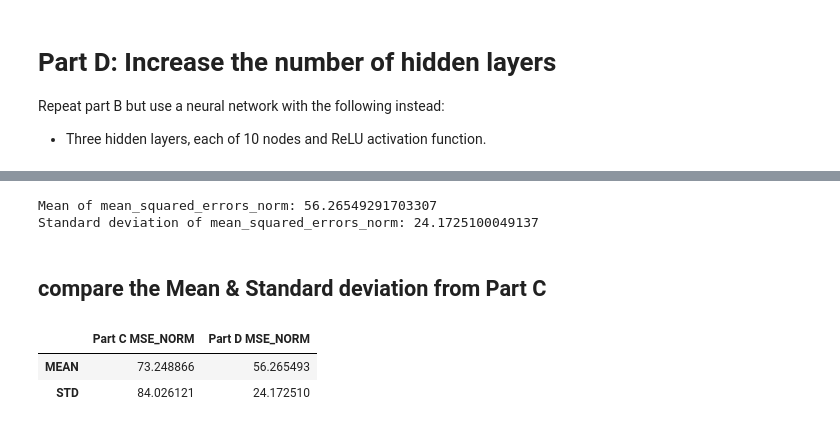
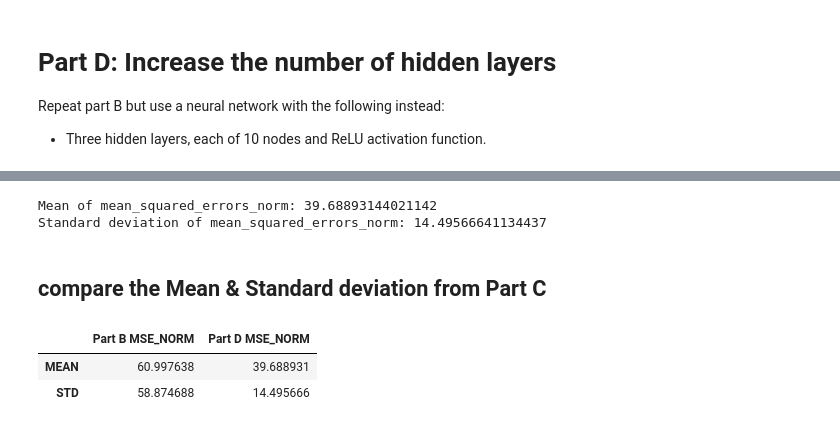
Before and after one commit to yong21/coursera-capstone-projects, a Jupyter notebook: concrete.ipynb, the cells around one changed output, grey strips where cells are left out. Drawn from its saved outputs; the diff is of its cells as text; code cells hidden in the pictures.

```diff
--- a/concrete.ipynb
+++ b/concrete.ipynb
@@ -141,7 +141,7 @@ we will train and test the model at the same time using the fit method. we will
 for validation, and we will train the model for 50 epochs. Also we will run 30 times.
 # %%
 mean_squared_errors = []    # create a empty list
-n_time = 30                # number time to run the evaluation
+n_time = 50                # number time to run the evaluation
 
 for n in range(n_time):
 
@@ -212,7 +212,7 @@ X_train, X_test, y_train, y_test = train_test_split(predictors_norm, target, tes
 ### we use the fit method to train the model on the normalized data
 # %%
 mean_squared_errors_norm = []            # create a empty list
-n_time = 30                             # number time to run the evaluation
+n_time = 50                             # number time to run the evaluation
 
 for n in range(n_time):
 
@@ -277,7 +277,7 @@ model_norm = regression_model()
 X_train, X_test, y_train, y_test = train_test_split(predictors_norm, target, test_size = 0.3, random_state = 42)
 
 mean_squared_errors_norm = []            # create a empty list
-n_time = 30                             # number time to run the evaluation
+n_time = 50                             # number time to run the evaluation
 
 for n in range(n_time):
 
@@ -357,7 +357,7 @@ model_norm = regression_3layers_model()
 X_train, X_test, y_train, y_test = train_test_split(predictors_norm, target, test_size = 0.3, random_state = 42)
 
 mean_squared_errors_norm = []            # create a empty list
-n_time = 30                             # number time to run the evaluation
+n_time = 50                             # number time to run the evaluation
 
 for n in range(n_time):
 
@@ -369,10 +369,6 @@ for n in range(n_time):
 
     # append the mse to the mean_squared_error list
     mean_squared_errors_norm.append(mse_norm)
-
-mean_squared_errors_norm = pd.DataFrame(mean_squared_errors_norm)   # covert list to dataframe
-print("Mean of mean_squared_errors_norm: " + str(mean_squared_errors_norm.mean()[0]))
-print("Standard deviation of mean_squared_errors_norm: " + str(mean_squared_errors_norm.std()[0]))# build the model
 # %% [output]
 Train on 576 samples, validate on 145 samples
 Epoch 1/50
@@ -398,17 +394,17 @@ part_D_std = mean_squared_errors_norm.std()[0]      # calculate standard deviati
 print("Mean of mean_squared_errors_norm: " + str(part_D_mean))
 print("Standard deviation of mean_squared_errors_norm: " + str(part_D_std))
 # %% [output]
-Mean of mean_squared_errors_norm: 56.26549291703307
-Standard deviation of mean_squared_errors_norm: 24.1725100049137
+Mean of mean_squared_errors_norm: 39.68893144021142
+Standard deviation of mean_squared_errors_norm: 14.49566641134437
 # %% [markdown]
 ## compare the Mean & Standard deviation from Part C
 # %%
 compared_B_D= pd.DataFrame([[part_B_mean, part_D_mean],
                               [part_B_std, part_D_std]],
-                             columns = ['Part C MSE_NORM', 'Part D MSE_NORM'], index = ['MEAN', 'STD']
+                             columns = ['Part B MSE_NORM', 'Part D MSE_NORM'], index = ['MEAN', 'STD']
                             )
 compared_B_D
 # %% [output]
-|  | Part C MSE_NORM | Part D MSE_NORM |
-| MEAN | 73.248866 | 56.265493 |
-| STD | 84.026121 | 24.172510 |
+|  | Part B MSE_NORM | Part D MSE_NORM |
+| MEAN | 60.997638 | 39.688931 |
+| STD | 58.874688 | 14.495666 |
```
Also changed, not shown: parts of 9 cells of this notebook.
